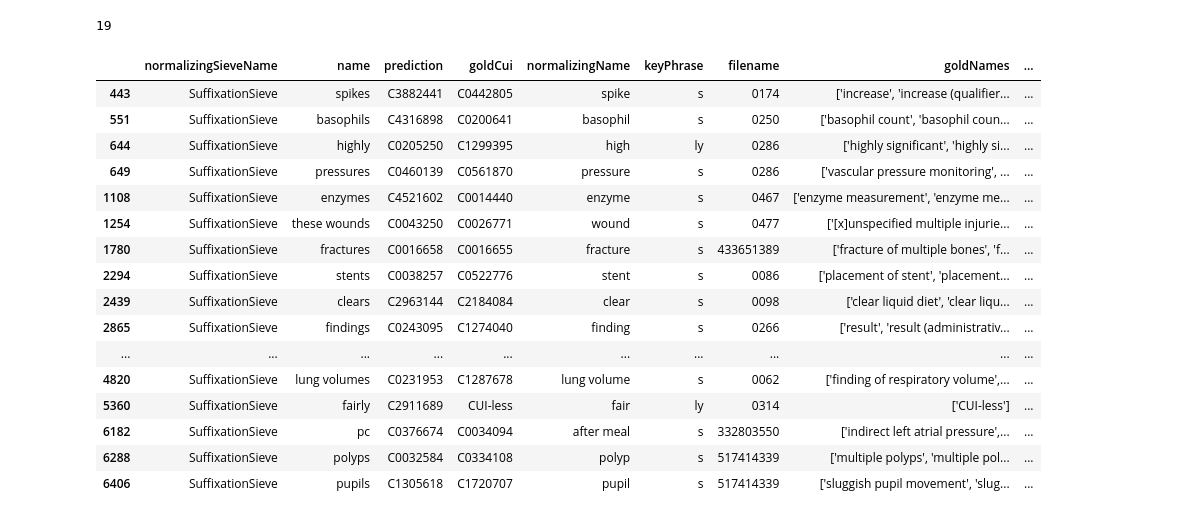
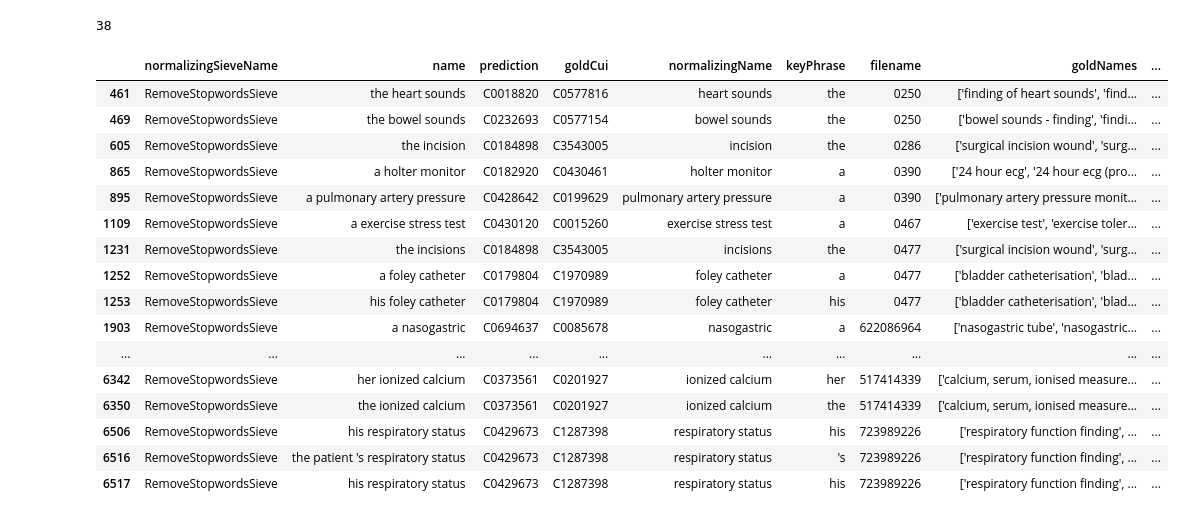
Before and after one commit to etfrenchvcu/disorder-normalizer, a Jupyter notebook: scripts/evaluate.ipynb, the cells around one changed output. Cells and saved outputs as stored; diff of their text form; code cells hidden in the pictures.

```diff
--- a/scripts/evaluate.ipynb
+++ b/scripts/evaluate.ipynb
@@ -185,30 +176,30 @@ stratifyByCol(normalized[normalized.normalizingSieveName=='SuffixationSieve'], '
 # %%
 remove = ['normalized','normalizingSource']#,'normalizingSieveName','goldTypes','predTypes'
 errors = analysis[(results.prediction != results.goldCui) & (results.normalized==True)]
 # errors = errors[(errors.normalizingSource=='standardTerminology') & (errors.normalizingSieveName=='SuffixationSieve')]
-errors = errors[errors.normalizingSieveName=='SuffixationSieve']
+errors = errors[errors.normalizingSieveName=='RemoveStopwordsSieve']
 errors = errors.loc[:, ~errors.columns.isin(remove)]
 print(len(errors))
 errors.style.set_properties(subset=['goldNames'], **{'width': '1000px'})
 # %% [output]
-19
+38
 |  | normalizingSieveName | name | prediction | goldCui | normalizingName | keyPhrase | filename | goldNames | ... |
-| 443 | SuffixationSieve | spikes | C3882441 | C0442805 | spike | s | 0174 | ['increase', 'increase (qualifier... | ... |
-| 551 | SuffixationSieve | basophils | C4316898 | C0200641 | basophil | s | 0250 | ['basophil count', 'basophil coun... | ... |
-| 644 | SuffixationSieve | highly | C0205250 | C1299395 | high | ly | 0286 | ['highly significant', 'highly si... | ... |
-| 649 | SuffixationSieve | pressures | C0460139 | C0561870 | pressure | s | 0286 | ['vascular pressure monitoring', ... | ... |
-| 1108 | SuffixationSieve | enzymes | C4521602 | C0014440 | enzyme | s | 0467 | ['enzyme measurement', 'enzyme me... | ... |
-| 1254 | SuffixationSieve | these wounds | C0043250 | C0026771 | wound | s | 0477 | ['[x]unspecified multiple injurie... | ... |
-| 1780 | SuffixationSieve | fractures | C0016658 | C0016655 | fracture | s | 433651389 | ['fracture of multiple bones', 'f... | ... |
-| 2294 | SuffixationSieve | stents | C0038257 | C0522776 | stent | s | 0086 | ['placement of stent', 'placement... | ... |
-| 2439 | SuffixationSieve | clears | C2963144 | C2184084 | clear | s | 0098 | ['clear liquid diet', 'clear liqu... | ... |
-| 2865 | SuffixationSieve | findings | C0243095 | C1274040 | finding | s | 0266 | ['result', 'result (administrativ... | ... |
+| 461 | RemoveStopwordsSieve | the heart sounds | C0018820 | C0577816 | heart sounds | the | 0250 | ['finding of heart sounds', 'find... | ... |
+| 469 | RemoveStopwordsSieve | the bowel sounds | C0232693 | C0577154 | bowel sounds | the | 0250 | ['bowel sounds - finding', 'findi... | ... |
+| 605 | RemoveStopwordsSieve | the incision | C0184898 | C3543005 | incision | the | 0286 | ['surgical incision wound', 'surg... | ... |
+| 865 | RemoveStopwordsSieve | a holter monitor | C0182920 | C0430461 | holter monitor | a | 0390 | ['24 hour ecg', '24 hour ecg (pro... | ... |
+| 895 | RemoveStopwordsSieve | a pulmonary artery pressure | C0428642 | C0199629 | pulmonary artery pressure | a | 0390 | ['pulmonary artery pressure monit... | ... |
+| 1109 | RemoveStopwordsSieve | a exercise stress test | C0430120 | C0015260 | exercise stress test | a | 0467 | ['exercise test', 'exercise toler... | ... |
+| 1231 | RemoveStopwordsSieve | the incisions | C0184898 | C3543005 | incisions | the | 0477 | ['surgical incision wound', 'surg... | ... |
+| 1252 | RemoveStopwordsSieve | a foley catheter | C0179804 | C1970989 | foley catheter | a | 0477 | ['bladder catheterisation', 'blad... | ... |
+| 1253 | RemoveStopwordsSieve | his foley catheter | C0179804 | C1970989 | foley catheter | his | 0477 | ['bladder catheterisation', 'blad... | ... |
+| 1903 | RemoveStopwordsSieve | a nasogastric | C0694637 | C0085678 | nasogastric | a | 622086964 | ['nasogastric tube', 'nasogastric... | ... |
 | ... | ... | ... | ... | ... | ... | ... | ... | ... | ... |
-| 4820 | SuffixationSieve | lung volumes | C0231953 | C1287678 | lung volume | s | 0062 | ['finding of respiratory volume',... | ... |
-| 5360 | SuffixationSieve | fairly | C2911689 | CUI-less | fair | ly | 0314 | ['CUI-less'] | ... |
-| 6182 | SuffixationSieve | pc | C0376674 | C0034094 | after meal | s | 332803550 | ['indirect left atrial pressure',... | ... |
-| 6288 | SuffixationSieve | polyps | C0032584 | C0334108 | polyp | s | 517414339 | ['multiple polyps', 'multiple pol... | ... |
-| 6406 | SuffixationSieve | pupils | C1305618 | C1720707 | pupil | s | 517414339 | ['sluggish pupil movement', 'slug... | ... |
+| 6342 | RemoveStopwordsSieve | her ionized calcium | C0373561 | C0201927 | ionized calcium | her | 517414339 | ['calcium, serum, ionised measure... | ... |
+| 6350 | RemoveStopwordsSieve | the ionized calcium | C0373561 | C0201927 | ionized calcium | the | 517414339 | ['calcium, serum, ionised measure... | ... |
+| 6506 | RemoveStopwordsSieve | his respiratory status | C0429673 | C1287398 | respiratory status | his | 723989226 | ['respiratory function finding', ... | ... |
+| 6516 | RemoveStopwordsSieve | the patient 's respiratory status | C0429673 | C1287398 | respiratory status | 's | 723989226 | ['respiratory function finding', ... | ... |
+| 6517 | RemoveStopwordsSieve | his respiratory status | C0429673 | C1287398 | respiratory status | his | 723989226 | ['respiratory function finding', ... | ... |
 # %%
 # results = pd.read_csv(f'../{dataset}-data/output/results.txt',sep='\t')
 sieveResults(results)
```
Also changed, not shown: parts of 9 cells of this notebook, 11 other files.
